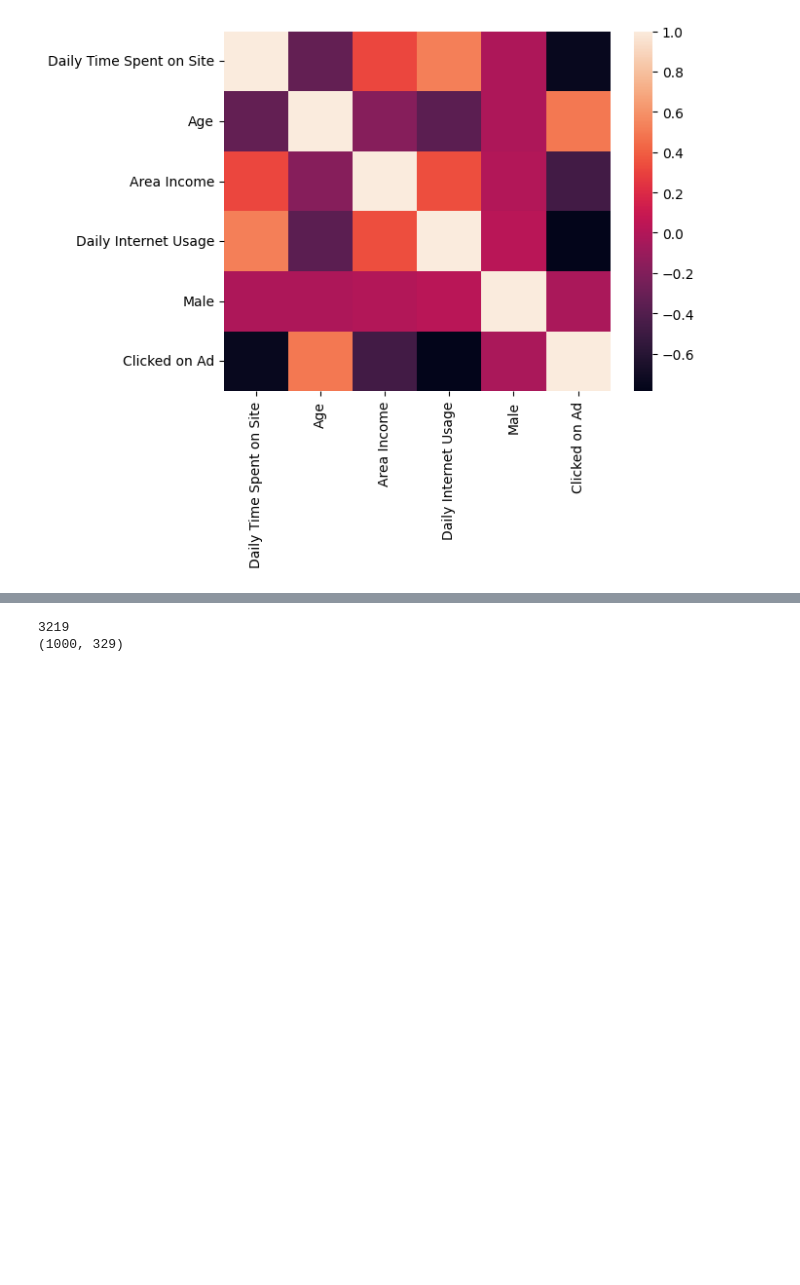
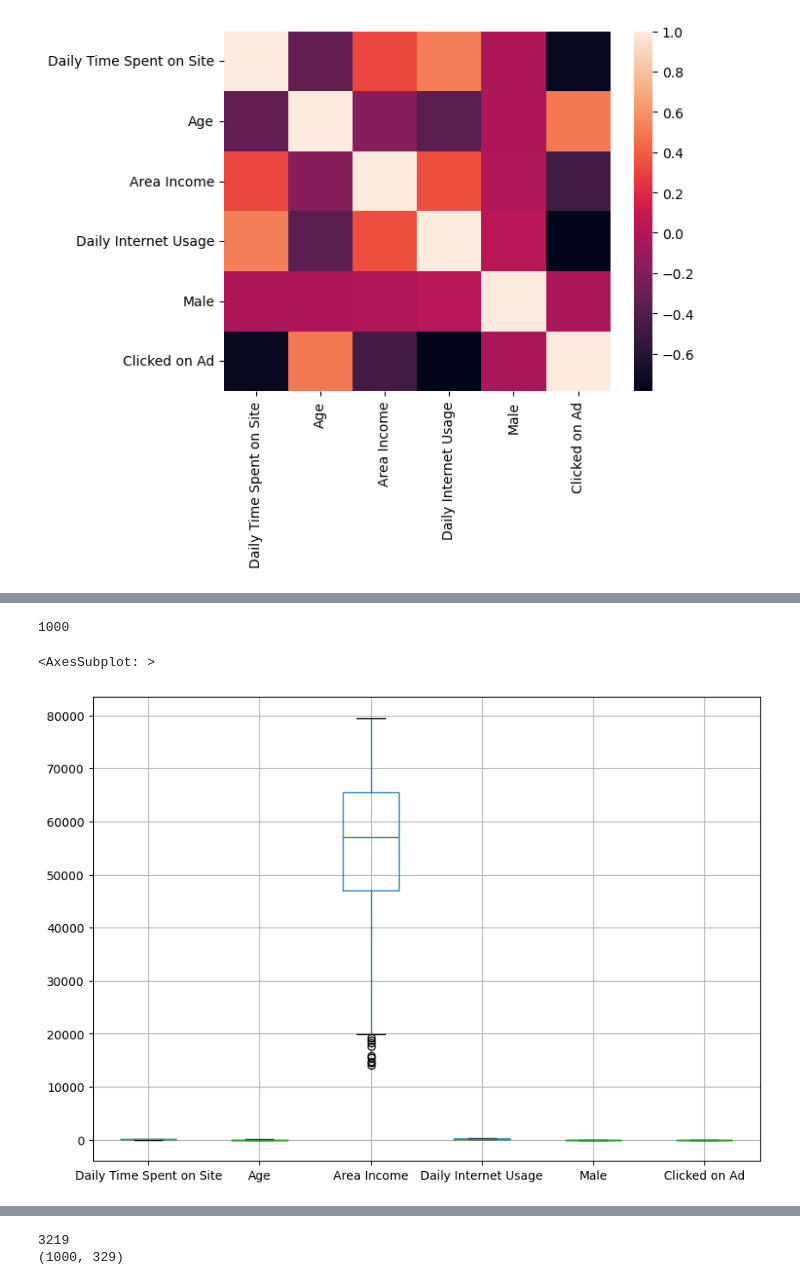
Before and after one commit to vinayak5002/ml, a Jupyter notebook: Case study/notebook.ipynb, the cells around one changed output, grey strips where cells are left out. Saved outputs shown, nothing was run; the diff lists cells and outputs as text; code cells hidden in the pictures; blank space fills up the shorter version.

```diff
--- a/Case study/notebook.ipynb
+++ b/Case study/notebook.ipynb
@@ -33,0 +60,12 @@ plt.show()
+# %%
+len(df['Ad Topic Line'].value_counts())
+# %% [output]
+1000
+# %%
+fig = plt.figure(figsize =(10, 7))
+
+df.boxplot()
+# plt.boxplot(df['Area Income'])
+# %% [output]
+<AxesSubplot: >
+[figure, added]
```
Also changed, not shown: parts of 18 cells of this notebook, 2 other files.
